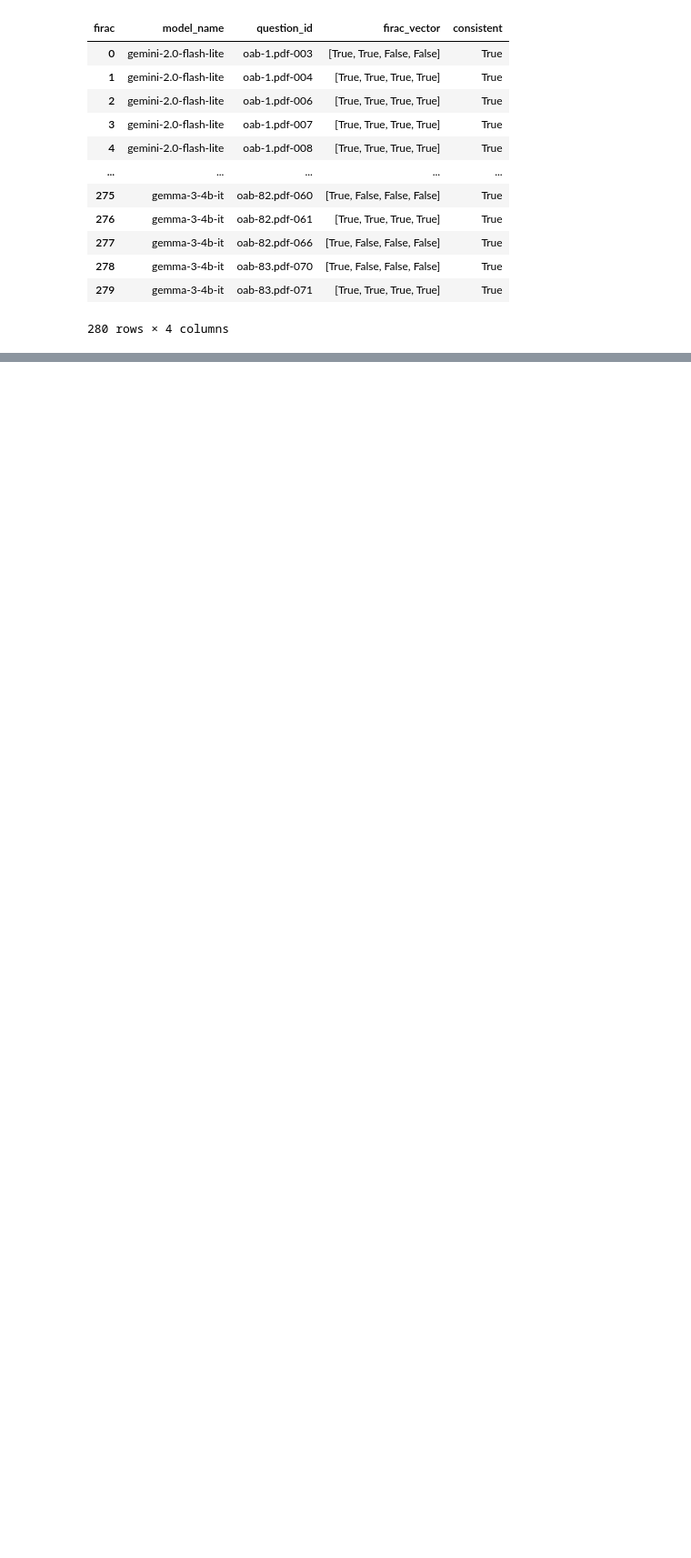
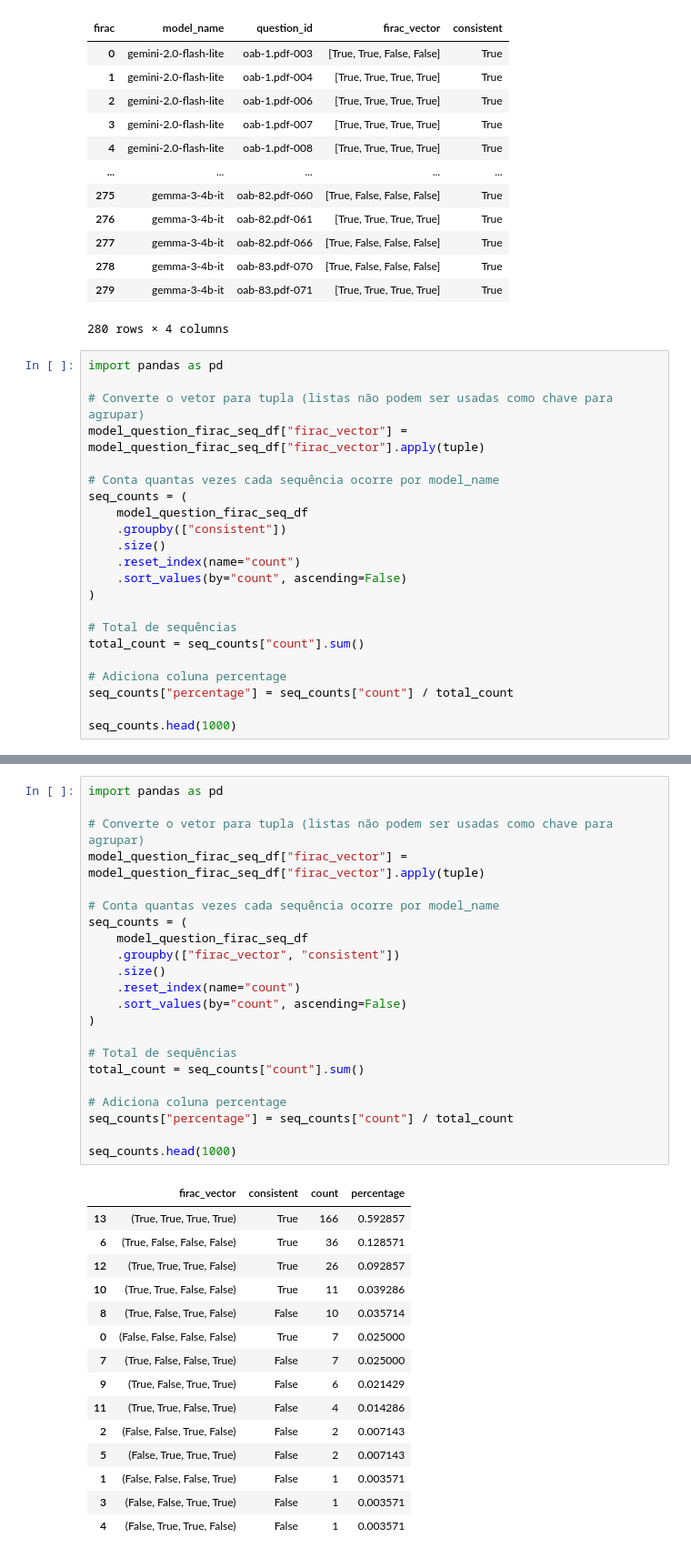
Before and after one commit to pcalais/law-cognitive-structure, a Jupyter notebook: notebooks/run-consistency.ipynb, the cells around one changed output, grey strips where cells are left out. Shown at 91% size. Saved outputs shown, nothing was run; the diff lists cells and outputs as text; blank space fills up the shorter version.

```diff
--- a/notebooks/run-consistency.ipynb
+++ b/notebooks/run-consistency.ipynb
@@ -140,3 +144,25 @@ model_question_firac_seq_df
 | 278 | gemma-3-4b-it | oab-83.pdf-070 | [True, False, False, False] | True |
 | 279 | gemma-3-4b-it | oab-83.pdf-071 | [True, True, True, True] | True |
 280 rows × 4 columns
+# %%
+import pandas as pd
+
+# Converte o vetor para tupla (listas não podem ser usadas como chave para agrupar)
+model_question_firac_seq_df["firac_vector"] = model_question_firac_seq_df["firac_vector"].apply(tuple)
+
+# Conta quantas vezes cada sequência ocorre por model_name
+seq_counts = (
+    model_question_firac_seq_df
+    .groupby(["consistent"])
+    .size()
+    .reset_index(name="count")
+    .sort_values(by="count", ascending=False)
+)
+
+# Total de sequências
+total_count = seq_counts["count"].sum()
+
+# Adiciona coluna percentage
+seq_counts["percentage"] = seq_counts["count"] / total_count
+
+seq_counts.head(1000)
@@ -143,3 +173,41 @@ model_question_firac_seq_df
+# %%
+import pandas as pd
+
+# Converte o vetor para tupla (listas não podem ser usadas como chave para agrupar)
+model_question_firac_seq_df["firac_vector"] = model_question_firac_seq_df["firac_vector"].apply(tuple)
+
+# Conta quantas vezes cada sequência ocorre por model_name
+seq_counts = (
+    model_question_firac_seq_df
+    .groupby(["firac_vector", "consistent"])
+    .size()
+    .reset_index(name="count")
+    .sort_values(by="count", ascending=False)
+)
+
+# Total de sequências
+total_count = seq_counts["count"].sum()
+
+# Adiciona coluna percentage
+seq_counts["percentage"] = seq_counts["count"] / total_count
+
+seq_counts.head(1000)
+# %% [output]
+|  | firac_vector | consistent | count | percentage |
+| 13 | (True, True, True, True) | True | 166 | 0.592857 |
+| 6 | (True, False, False, False) | True | 36 | 0.128571 |
+| 12 | (True, True, True, False) | True | 26 | 0.092857 |
+| 10 | (True, True, False, False) | True | 11 | 0.039286 |
+| 8 | (True, False, True, False) | False | 10 | 0.035714 |
+| 0 | (False, False, False, False) | True | 7 | 0.025000 |
+| 7 | (True, False, False, True) | False | 7 | 0.025000 |
+| 9 | (True, False, True, True) | False | 6 | 0.021429 |
+| 11 | (True, True, False, True) | False | 4 | 0.014286 |
+| 2 | (False, False, True, False) | False | 2 | 0.007143 |
+| 5 | (False, True, True, True) | False | 2 | 0.007143 |
+| 1 | (False, False, False, True) | False | 1 | 0.003571 |
+| 3 | (False, False, True, True) | False | 1 | 0.003571 |
+| 4 | (False, True, True, False) | False | 1 | 0.003571 |
 # %%
 import pandas as pd
 
```
Also changed, not shown: parts of 8 cells of this notebook, 1 other file.
